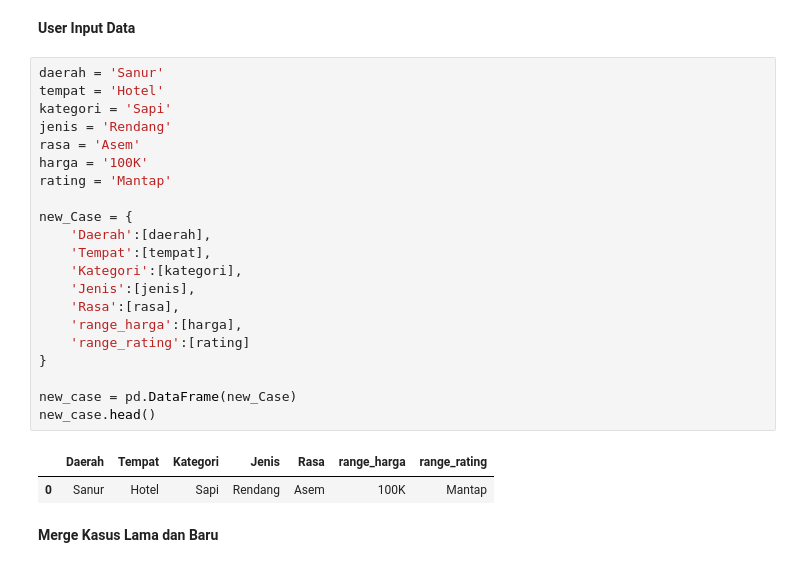
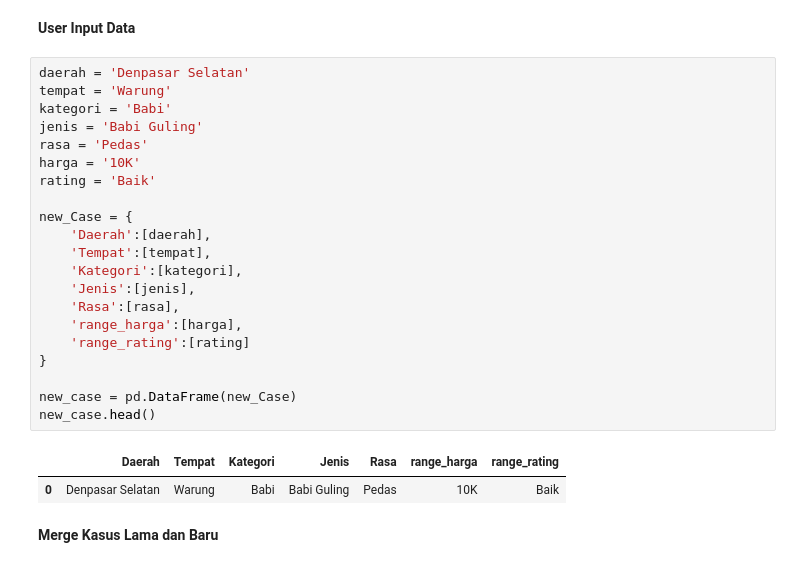
Before and after one commit to PutraPrasetya/balkunBE, a Jupyter notebook: CBR_Restaurant.ipynb, the cells around one changed output. Drawn from its saved outputs; the diff is of its cells as text.

```diff
--- a/CBR_Restaurant.ipynb
+++ b/CBR_Restaurant.ipynb
@@ -89,29 +89,29 @@ old_case.head()
 # %% [markdown]
 **User Input Data**
 # %%
-daerah = 'Sanur'
-tempat = 'Hotel'
-kategori = 'Sapi'
-jenis = 'Rendang'
-rasa = 'Asem'
-harga = '100K'
-rating = 'Mantap'
+daerah = 'Denpasar Selatan'
+tempat = 'Warung'
+kategori = 'Babi'
+jenis = 'Babi Guling'
+rasa = 'Pedas'
+harga = '10K'
+rating = 'Baik'
 
 new_Case = {
     'Daerah':[daerah],
     'Tempat':[tempat],
     'Kategori':[kategori],
     'Jenis':[jenis],
     'Rasa':[rasa],
     'range_harga':[harga],
     'range_rating':[rating]
 }
 
 new_case = pd.DataFrame(new_Case)
 new_case.head()
 # %% [output]
 |  | Daerah | Tempat | Kategori | Jenis | Rasa | range_harga | range_rating |
-| 0 | Sanur | Hotel | Sapi | Rendang | Asem | 100K | Mantap |
+| 0 | Denpasar Selatan | Warung | Babi | Babi Guling | Pedas | 10K | Baik |
 # %% [markdown]
 **Merge Kasus Lama dan Baru**
 # %%
```
Also changed, not shown: parts of 13 cells of this notebook.
